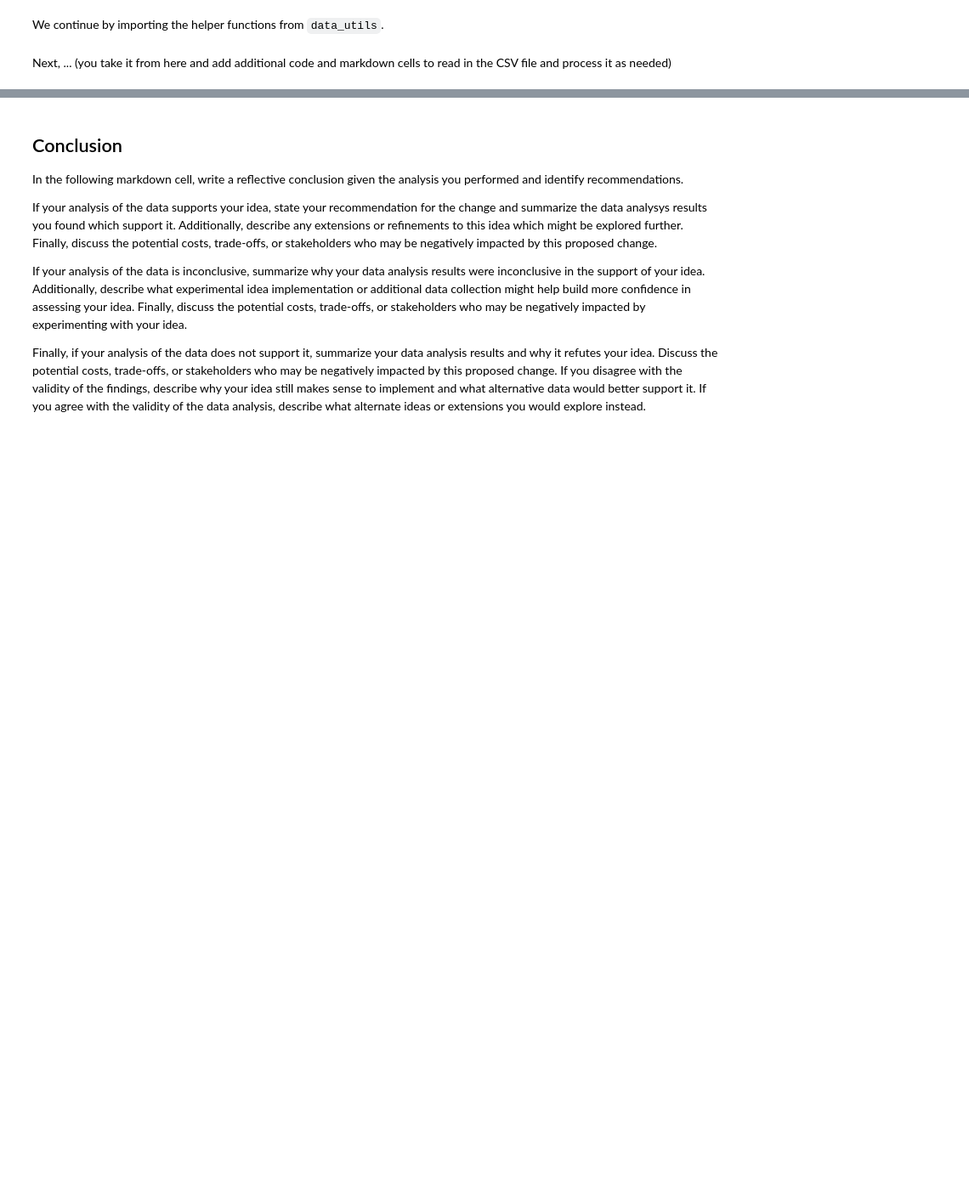
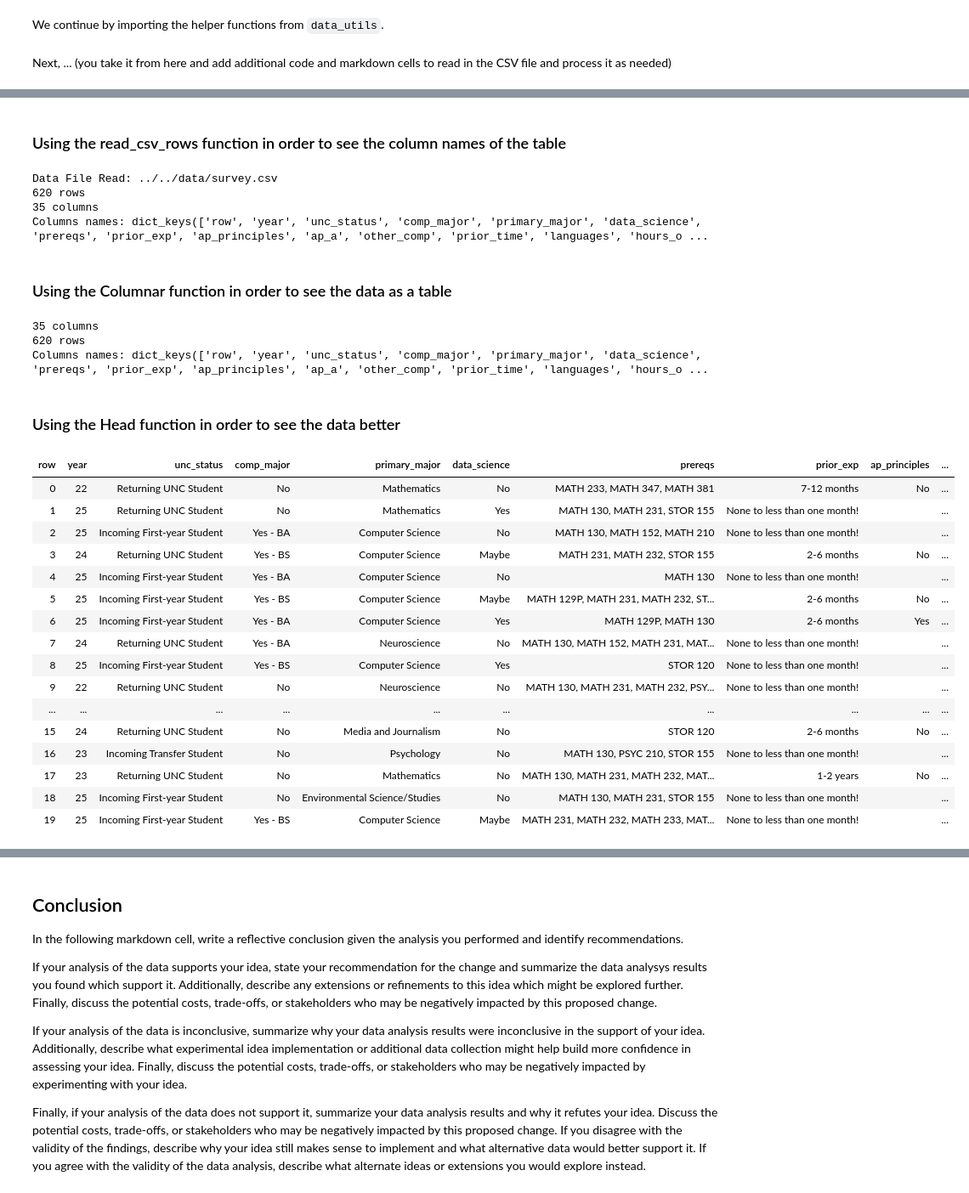
Before and after one commit to zmadui/comp110-22s-workspace, a Jupyter notebook: exercises/ex08/analysis.ipynb, the cells around one changed output, grey strips where cells are left out. Shown: that part at 85% size. Drawn from its saved outputs; the diff is of its cells as text; code cells hidden in the pictures; blank space fills up the shorter version.

```diff
--- a/exercises/ex08/analysis.ipynb
+++ b/exercises/ex08/analysis.ipynb
@@ -73,0 +79,71 @@ SURVEY_DATA_CSV_FILE_PATH: str = "../../data/survey.csv"
+# %%
+DATA_DIRECTORY="../../data"
+DATA_FILE_PATH=f"{DATA_DIRECTORY}/survey.csv"
+# %% [markdown]
+### Using the read_csv_rows function in order to see the column names of the table
+# %%
+from data_utils import read_csv_rows
+data_rows: list[dict[str, str]] = read_csv_rows(DATA_FILE_PATH)
+
+if len(data_rows) == 0:
+    print("Go implement read_csv_rows in data_utils.py")
+    print("Be sure to save your work before re-evaluating this cell!")
+else:
+    print(f"Data File Read: {DATA_FILE_PATH}")
+    print(f"{len(data_rows)} rows")
+    print(f"{len(data_rows[0].keys())} columns")
+    print(f"Columns names: {data_rows[0].keys()}")
+# %% [output]
+Data File Read: ../../data/survey.csv
+620 rows
+35 columns
+Columns names: dict_keys(['row', 'year', 'unc_status', 'comp_major', 'primary_major', 'data_science', 'prereqs', 'prior_exp', 'ap_principles', 'ap_a', 'other_comp', 'prior_time', 'languages', 'hours_o ...
+# %% [markdown]
+### Using the Columnar function in order to see the data as a table
+# %%
+from data_utils import columnar
+
+data_cols: dict[str, list[str]] = columnar(data_rows)
+
+if len(data_cols.keys()) == 0:
+    print("Complete your implementation of columnar in data_utils.py")
+    print("Be sure to follow the guidelines above and save your work before re-evaluating!")
+else:
+    print(f"{len(data_cols.keys())} columns")
+    print(f"{len(data_cols['tutoring_effective'])} rows")
+    print(f"Columns names: {data_cols.keys()}")
+# %% [output]
+35 columns
+620 rows
+Columns names: dict_keys(['row', 'year', 'unc_status', 'comp_major', 'primary_major', 'data_science', 'prereqs', 'prior_exp', 'ap_principles', 'ap_a', 'other_comp', 'prior_time', 'languages', 'hours_o ...
+# %% [markdown]
+### Using the Head function in order to see the data better
+# %%
+from tabulate import tabulate
+from data_utils import head
+
+data_cols_head: dict[str, list[str]] = head(data_cols, 20)
+
+if len(data_cols_head.keys()) != len(data_cols.keys()) or len(data_cols_head["tutoring_effective"]) != 20:
+    print("Complete your implementation of columnar in data_utils.py")
+    print("Be sure to follow the guidelines above and save your work before re-evaluating!")
+
+tabulate(data_cols_head, data_cols_head.keys(), "html")
+# %% [output]
+| row | year | unc_status | comp_major | primary_major | data_science | prereqs | prior_exp | ap_principles | ... |
+| 0 | 22 | Returning UNC Student | No | Mathematics | No | MATH 233, MATH 347, MATH 381 | 7-12 months | No | ... |
+| 1 | 25 | Returning UNC Student | No | Mathematics | Yes | MATH 130, MATH 231, STOR 155 | None to less than one month! |  | ... |
+| 2 | 25 | Incoming First-year Student | Yes - BA | Computer Science | No | MATH 130, MATH 152, MATH 210 | None to less than one month! |  | ... |
+| 3 | 24 | Returning UNC Student | Yes - BS | Computer Science | Maybe | MATH 231, MATH 232, STOR 155 | 2-6 months | No | ... |
+| 4 | 25 | Incoming First-year Student | Yes - BA | Computer Science | No | MATH 130 | None to less than one month! |  | ... |
+| 5 | 25 | Incoming First-year Student | Yes - BS | Computer Science | Maybe | MATH 129P, MATH 231, MATH 232, ST... | 2-6 months | No | ... |
+| 6 | 25 | Incoming First-year Student | Yes - BA | Computer Science | Yes | MATH 129P, MATH 130 | 2-6 months | Yes | ... |
+| 7 | 24 | Returning UNC Student | Yes - BA | Neuroscience | No | MATH 130, MATH 152, MATH 231, MAT... | None to less than one month! |  | ... |
+| 8 | 25 | Incoming First-year Student | Yes - BS | Computer Science | Yes | STOR 120 | None to less than one month! |  | ... |
+| 9 | 22 | Returning UNC Student | No | Neuroscience | No | MATH 130, MATH 231, MATH 232, PSY... | None to less than one month! |  | ... |
+| ... | ... | ... | ... | ... | ... | ... | ... | ... | ... |
+| 15 | 24 | Returning UNC Student | No | Media and Journalism | No | STOR 120 | 2-6 months | No | ... |
+| 16 | 23 | Incoming Transfer Student | No | Psychology | No | MATH 130, PSYC 210, STOR 155 | None to less than one month! |  | ... |
+| 17 | 23 | Returning UNC Student | No | Mathematics | No | MATH 130, MATH 231, MATH 232, MAT... | 1-2 years | No | ... |
+| 18 | 25 | Incoming First-year Student | No | Environmental Science/Studies | No | MATH 130, MATH 231, STOR 155 | None to less than one month! |  | ... |
+| 19 | 25 | Incoming First-year Student | Yes - BS | Computer Science | Maybe | MATH 231, MATH 232, MATH 233, MAT... | None to less than one month! |  | ... |
```
Also changed, not shown: parts of 17 cells of this notebook, 2 other files.
